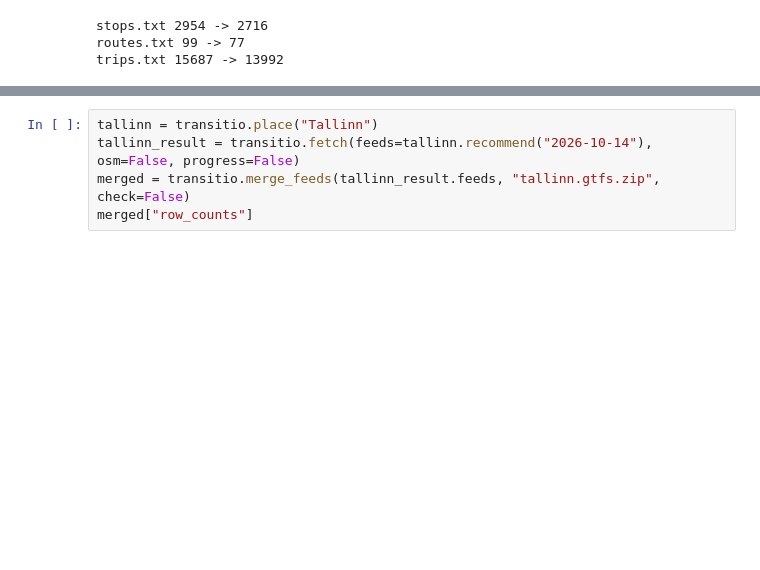
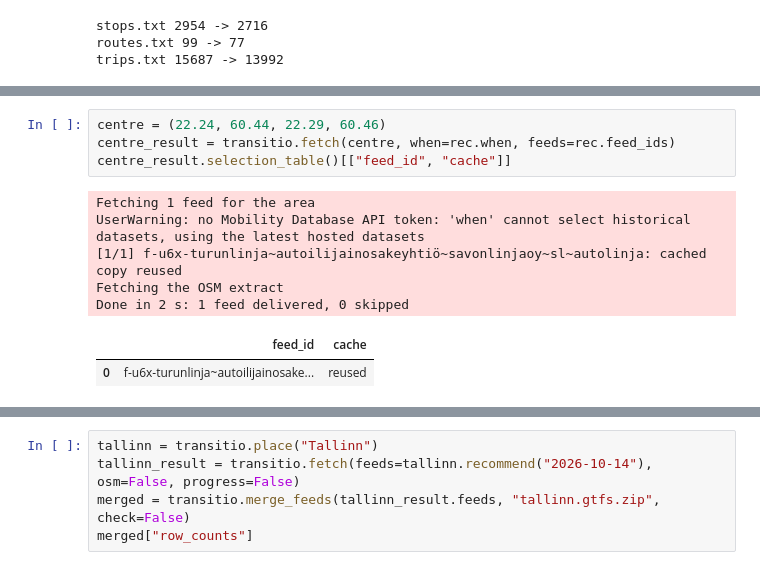
Before and after one commit to cafein-py/transitio, a Jupyter notebook: docs/cropping_and_merging.ipynb, the cells around one changed output, grey strips where cells are left out. Drawn from its saved outputs; the diff is of its cells as text; blank space fills up the shorter version.

```diff
--- a/docs/cropping_and_merging.ipynb
+++ b/docs/cropping_and_merging.ipynb
@@ -50,0 +53,12 @@ for Tallinn:
+# %%
+centre = (22.24, 60.44, 22.29, 60.46)
+centre_result = transitio.fetch(centre, when=rec.when, feeds=rec.feed_ids)
+centre_result.selection_table()[["feed_id", "cache"]]
+# %% [output]
+Fetching 1 feed for the area
+UserWarning: no Mobility Database API token: 'when' cannot select historical datasets, using the latest hosted datasets
+[1/1] f-u6x-turunlinja~autoilijainosakeyhtiö~savonlinjaoy~sl~autolinja: cached copy reused
+Fetching the OSM extract
+Done in 2 s: 1 feed delivered, 0 skipped
+|  | feed_id | cache |
+| 0 | f-u6x-turunlinja~autoilijainosake... | reused |
```
Also changed, not shown: parts of 7 cells of this notebook, 4 other files.
